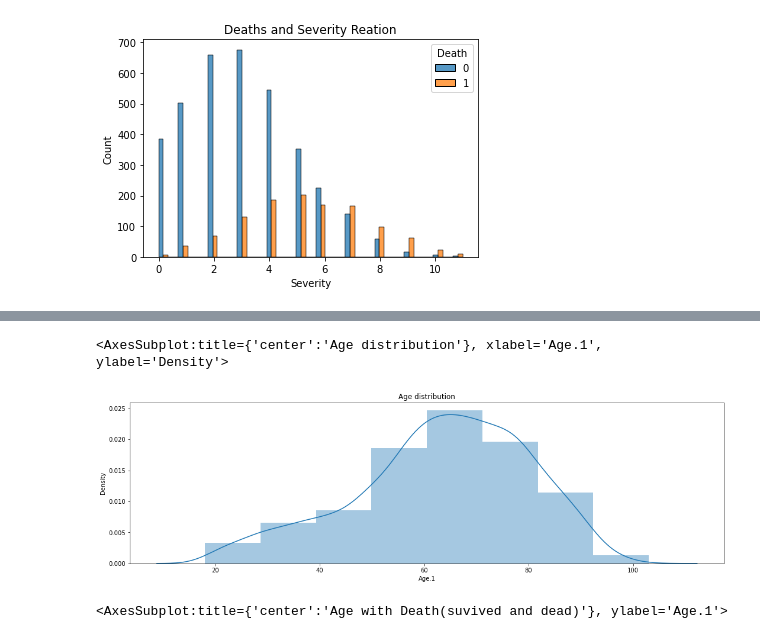
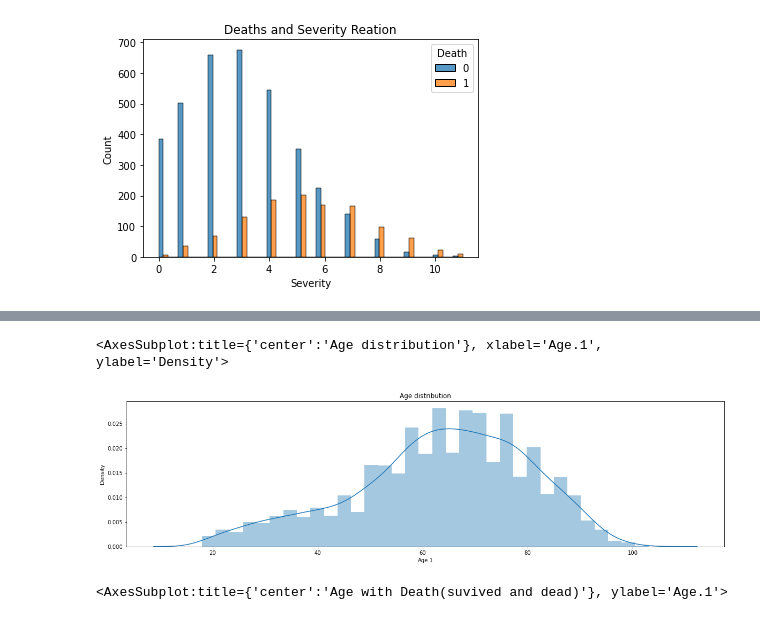
Before and after one commit to ashu741/MiniProject_5th_Sem_2015202, a Jupyter notebook: AshutoshKumarGupta_5thSem_MiniProject_Part3_2015202.ipynb, the cells around one changed output, grey strips where cells are left out. Drawn from its saved outputs; the diff is of its cells as text; code cells hidden in the pictures.

```diff
--- a/AshutoshKumarGupta_5thSem_MiniProject_Part3_2015202.ipynb
+++ b/AshutoshKumarGupta_5thSem_MiniProject_Part3_2015202.ipynb
@@ -62,10 +78,10 @@ sns.histplot(x='Severity', hue='Death', multiple="dodge", data=dataset2)
 # %%
-plt.figure(figsize=(18,5))
+plt.figure(figsize=(20,5))
 plt.title('Age distribution')
-sns.distplot(a=dataset2['Age.1'], bins=8 )
+sns.distplot(dataset2['Age.1'])
 # %% [output]
 <AxesSubplot:title={'center':'Age distribution'}, xlabel='Age.1', ylabel='Density'>
-[figure, old version]
+[figure, new version]
 # %%
 plt.figure(figsize=(20,5))
 plt.title("Age with Death(suvived and dead)")
```
Also changed, not shown: parts of 39 cells of this notebook.
